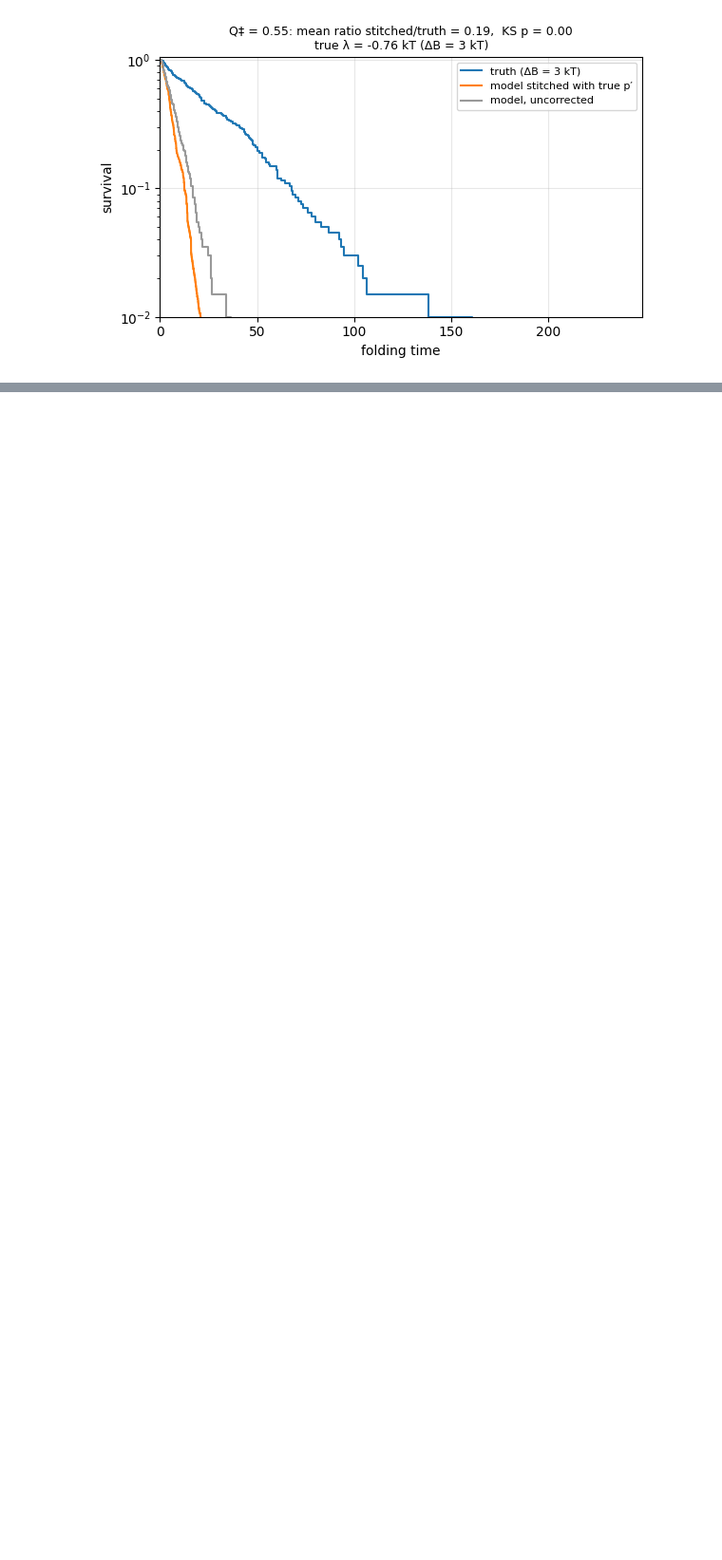
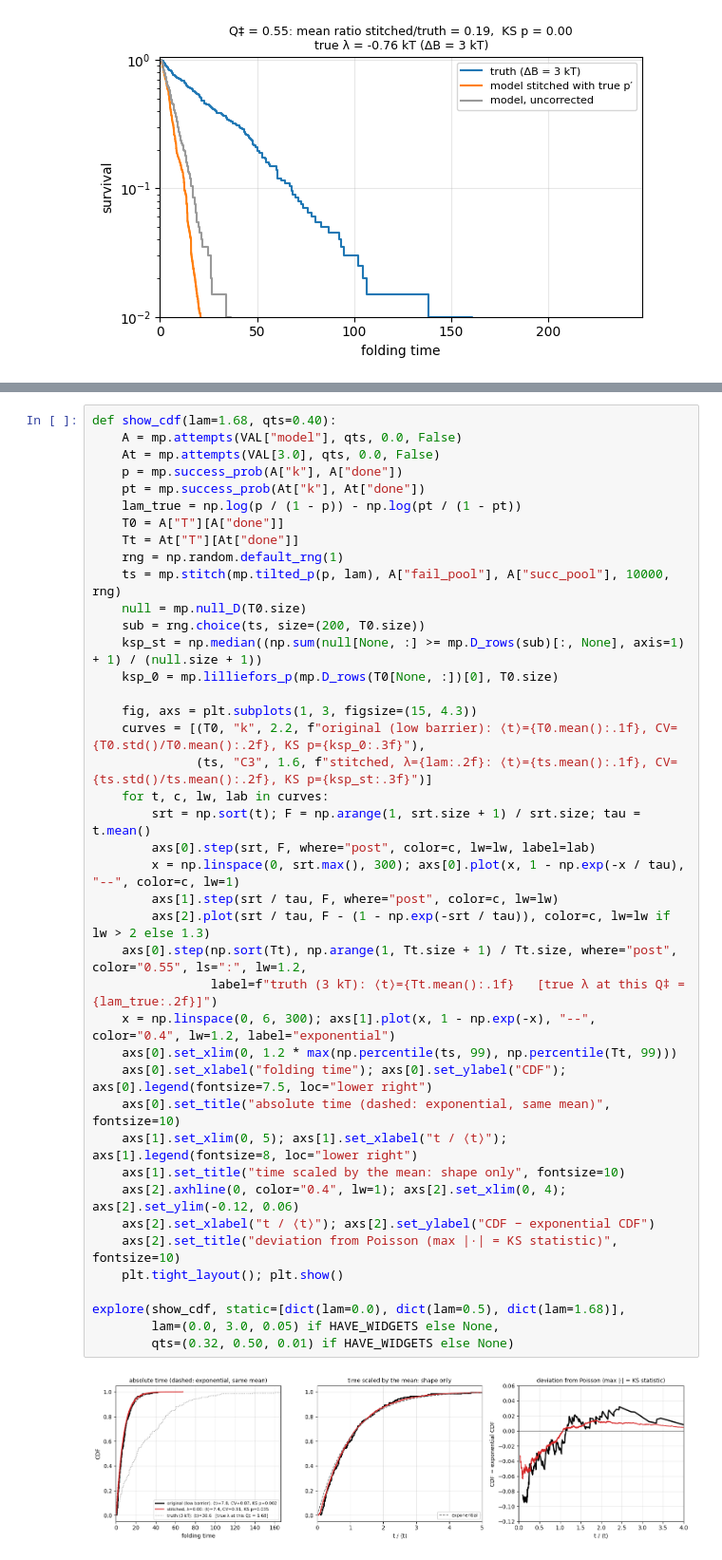
Before and after one commit to multi-ego/MaxCal, a Jupyter notebook: notebooks/demo.ipynb, the cells around one changed output, grey strips where cells are left out. Shown at 95% size. Drawn from its saved outputs; the diff is of its cells as text; blank space fills up the shorter version.

```diff
--- a/notebooks/demo.ipynb
+++ b/notebooks/demo.ipynb
@@ -340,0 +348,43 @@ explore(show_validation,
+# %%
+def show_cdf(lam=1.68, qts=0.40):
+    A = mp.attempts(VAL["model"], qts, 0.0, False)
+    At = mp.attempts(VAL[3.0], qts, 0.0, False)
+    p = mp.success_prob(A["k"], A["done"])
+    pt = mp.success_prob(At["k"], At["done"])
+    lam_true = np.log(p / (1 - p)) - np.log(pt / (1 - pt))
+    T0 = A["T"][A["done"]]
+    Tt = At["T"][At["done"]]
+    rng = np.random.default_rng(1)
+    ts = mp.stitch(mp.tilted_p(p, lam), A["fail_pool"], A["succ_pool"], 10000, rng)
+    null = mp.null_D(T0.size)
+    sub = rng.choice(ts, size=(200, T0.size))
+    ksp_st = np.median((np.sum(null[None, :] >= mp.D_rows(sub)[:, None], axis=1) + 1) / (null.size + 1))
+    ksp_0 = mp.lilliefors_p(mp.D_rows(T0[None, :])[0], T0.size)
+
+    fig, axs = plt.subplots(1, 3, figsize=(15, 4.3))
+    curves = [(T0, "k", 2.2, f"original (low barrier): ⟨t⟩={T0.mean():.1f}, CV={T0.std()/T0.mean():.2f}, KS p={ksp_0:.3f}"),
+              (ts, "C3", 1.6, f"stitched, λ={lam:.2f}: ⟨t⟩={ts.mean():.1f}, CV={ts.std()/ts.mean():.2f}, KS p={ksp_st:.3f}")]
+    for t, c, lw, lab in curves:
+        srt = np.sort(t); F = np.arange(1, srt.size + 1) / srt.size; tau = t.mean()
+        axs[0].step(srt, F, where="post", color=c, lw=lw, label=lab)
+        x = np.linspace(0, srt.max(), 300); axs[0].plot(x, 1 - np.exp(-x / tau), "--", color=c, lw=1)
+        axs[1].step(srt / tau, F, where="post", color=c, lw=lw)
+        axs[2].plot(srt / tau, F - (1 - np.exp(-srt / tau)), color=c, lw=lw if lw > 2 else 1.3)
+    axs[0].step(np.sort(Tt), np.arange(1, Tt.size + 1) / Tt.size, where="post", color="0.55", ls=":", lw=1.2,
+                label=f"truth (3 kT): ⟨t⟩={Tt.mean():.1f}   [true λ at this Q‡ = {lam_true:.2f}]")
+    x = np.linspace(0, 6, 300); axs[1].plot(x, 1 - np.exp(-x), "--", color="0.4", lw=1.2, label="exponential")
+    axs[0].set_xlim(0, 1.2 * max(np.percentile(ts, 99), np.percentile(Tt, 99)))
+    axs[0].set_xlabel("folding time"); axs[0].set_ylabel("CDF"); axs[0].legend(fontsize=7.5, loc="lower right")
+    axs[0].set_title("absolute time (dashed: exponential, same mean)", fontsize=10)
+    axs[1].set_xlim(0, 5); axs[1].set_xlabel("t / ⟨t⟩"); axs[1].legend(fontsize=8, loc="lower right")
+    axs[1].set_title("time scaled by the mean: shape only", fontsize=10)
+    axs[2].axhline(0, color="0.4", lw=1); axs[2].set_xlim(0, 4); axs[2].set_ylim(-0.12, 0.06)
+    axs[2].set_xlabel("t / ⟨t⟩"); axs[2].set_ylabel("CDF − exponential CDF")
+    axs[2].set_title("deviation from Poisson (max |·| = KS statistic)", fontsize=10)
+    plt.tight_layout(); plt.show()
+
+explore(show_cdf, static=[dict(lam=0.0), dict(lam=0.5), dict(lam=1.68)],
+        lam=(0.0, 3.0, 0.05) if HAVE_WIDGETS else None,
+        qts=(0.32, 0.50, 0.01) if HAVE_WIDGETS else None)
+# %% [output]
+[figure, added]
```
Also changed, not shown: parts of 4 cells of this notebook.
